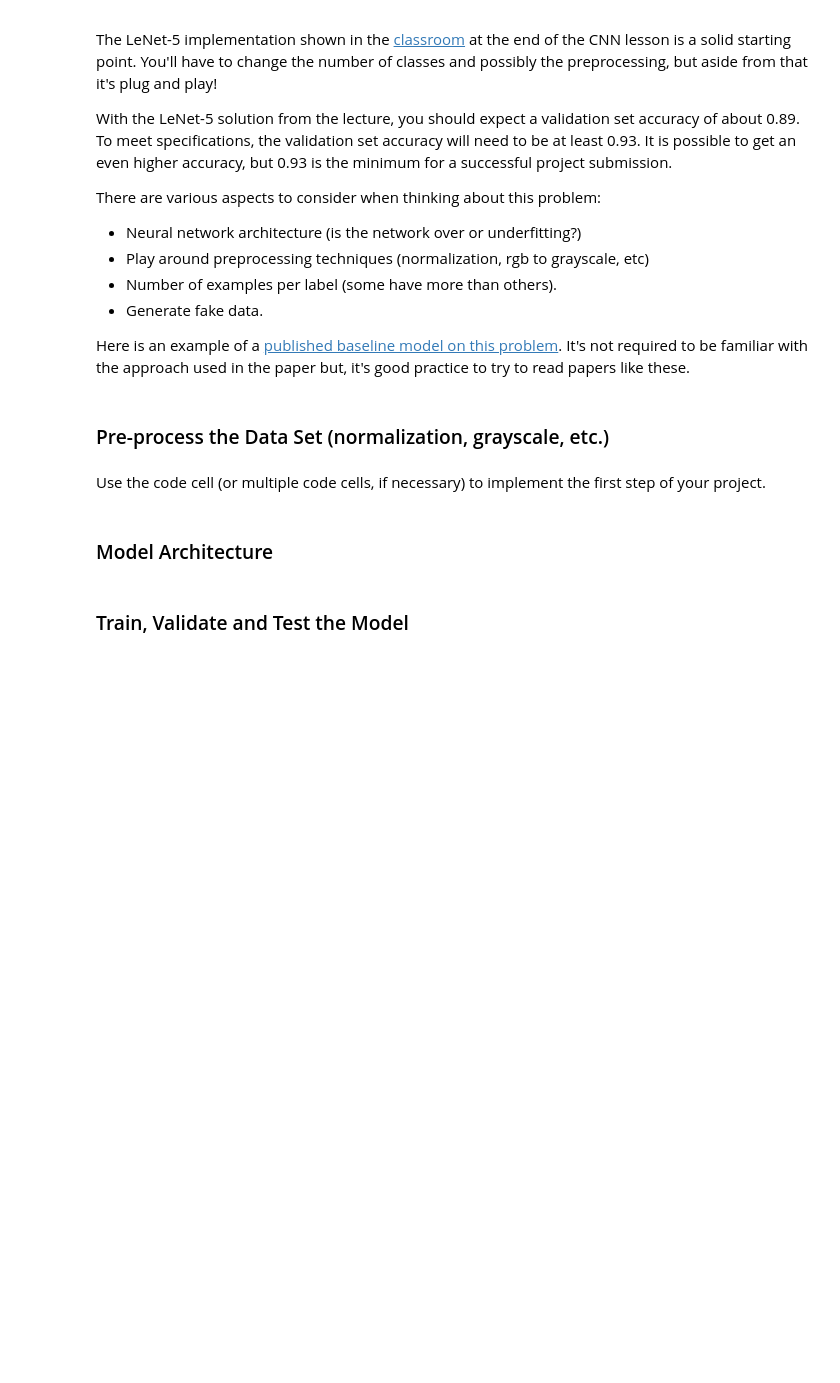
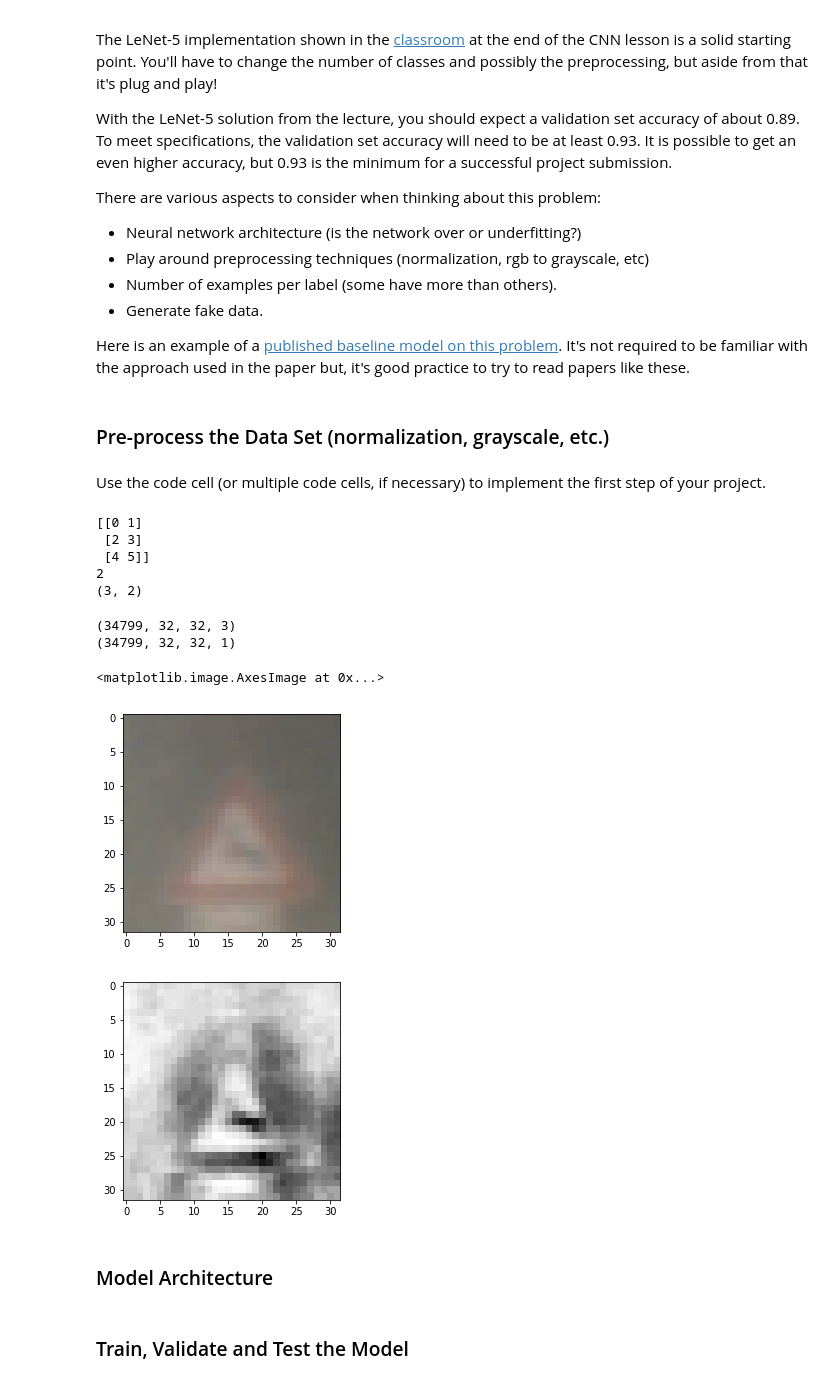
Before and after one commit to spillow/CarND-Traffic-Sign-Classifier-Project, a Jupyter notebook: Traffic_Sign_Classifier.ipynb, the cells around one changed output. Cells and saved outputs as stored; diff of their text form; code cells hidden in the pictures; blank space fills up the shorter version.

Commit message:
small tweaks to get 0.93 validation.

```diff
--- a/Traffic_Sign_Classifier.ipynb
+++ b/Traffic_Sign_Classifier.ipynb
@@ -152,2 +167,77 @@ Use the code cell (or multiple code cells, if necessary) to implement the first
+# %%
+a = np.arange(6).reshape((3, 2))
+a.reshape((3,2,1,1))
+print(a)
+print(len(a.shape))
+print(a.shape)
+# %% [output]
+[[0 1]
+ [2 3]
+ [4 5]]
+2
+(3, 2)
+# %%
+### Preprocess the data here. Preprocessing steps could include normalization, converting to grayscale, etc.
+### Feel free to use as many code cells as needed.
+
+def proc_images(fn, imgs, reshape=True):
+    images = []
+    for img in imgs:
+        images.append(fn(img))
+
+    out = np.array(images)
+    if reshape:
+        out = out.reshape(list(imgs.shape[:3]) + [1])
+
+    return out
+
+def grayscale(imgs):
+    def fn(img):
+        return cv2.cvtColor(img, cv2.COLOR_RGB2GRAY)
+
+    return proc_images(fn, imgs)
+
+def histequal(imgs):
+    def fn(img):
+        clahe = cv2.createCLAHE(clipLimit=5.0, tileGridSize=(4,4))
+        return clahe.apply(img)
+        #return cv2.equalizeHist(img)
+
+    return proc_images(fn, imgs)
+
+def csc(imgs):
+    def fn(img):
+        return cv2.cvtColor(img, cv2.COLOR_RGB2HSV)
+
+    return proc_images(fn, imgs, reshape=False)
+
+sample = 400
+
+plt.figure()
+
+plt.imshow(X_train[sample])
+
+print(X_train.shape)
+
+X_train = grayscale(X_train)
+X_train = histequal(X_train)
+X_valid = grayscale(X_valid)
+X_valid = histequal(X_valid)
+
+#X_train = csc(X_train)
+#X_valid = csc(X_valid)
+
+print(X_train.shape)
+
+plt.figure()
+
+plt.imshow(X_train[sample,:,:,0], cmap='Greys_r')
+#plt.imshow(X_train[sample])
+# %% [output]
+(34799, 32, 32, 3)
+(34799, 32, 32, 1)
+<matplotlib.image.AxesImage at 0x...>
+[figure, added]
+[figure, added]
 # %% [markdown]
 ### Model Architecture
```
Also changed, not shown: parts of 9 cells of this notebook.
